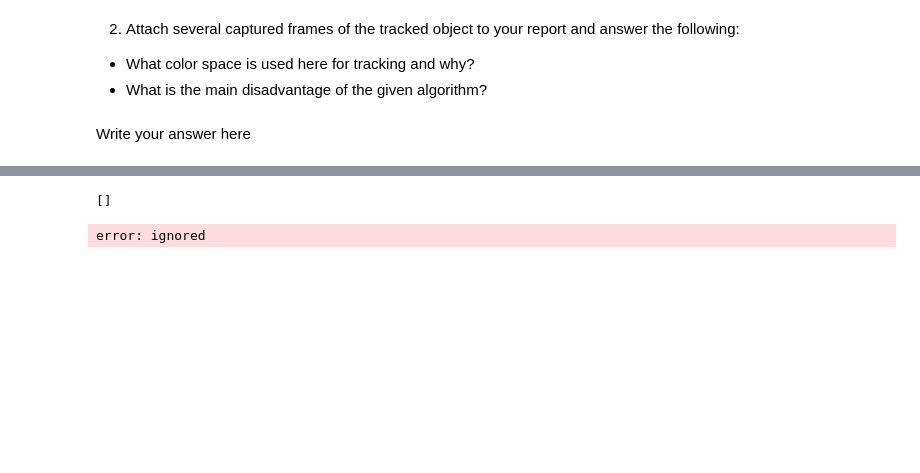
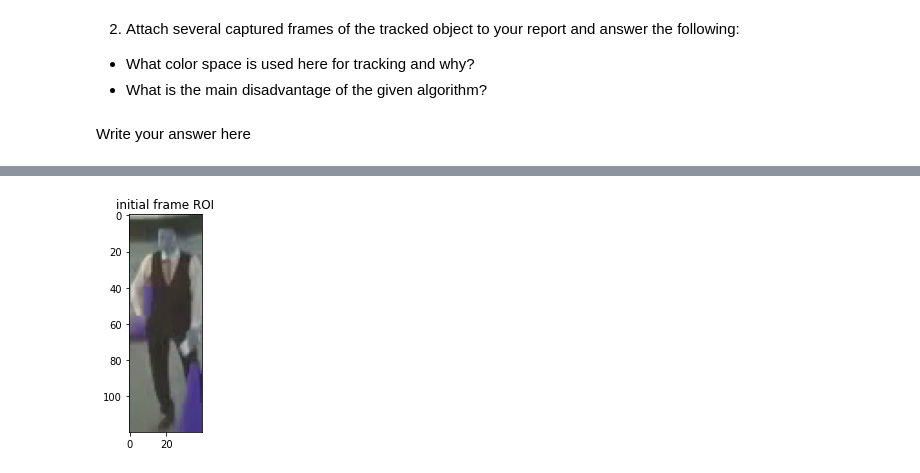
Before and after one commit to nadavschwalb/image_processing, a Jupyter notebook: Lab3_Student.ipynb, the cells around one changed output, grey strips where cells are left out. Saved outputs shown, nothing was run; the diff lists cells and outputs as text; code cells hidden in the pictures; blank space fills up the shorter version.

```diff
--- a/Lab3_Student.ipynb
+++ b/Lab3_Student.ipynb
@@ -343,7 +348,7 @@ import numpy as np
 import cv2
 from google.colab.patches import cv2_imshow
 
-cap = cv2.VideoCapture('MOT16-04-raw.mp4')
+cap = cv2.VideoCapture('MOT16-04-trimmed.mp4')
 # Default resolutions of the frame are obtained.The default resolutions are system dependent.
 # We convert the resolutions from float to integer.
 frame_width = int(cap.get(3))
@@ -358,12 +363,14 @@ ret,frame = cap.read()
 
 # setup initial location of window
 #### INSERT THE ROI VALUES HERE ###
-x,h,y,w = 0, 0, 0, 0
+x,h,y,w = 680, 120, 280, 40
 track_window = (x,y,w,h)
 
 # set up the ROI for tracking
 roi = frame[y:y+h, x:x+w]
-print(roi)
+plt.title("initial frame ROI")
+plt.imshow(roi)
+plt.show()
 # convert ROI to HSV
 hsv_roi =  cv2.cvtColor(roi, cv2.COLOR_BGR2HSV)
 
@@ -380,32 +387,31 @@ while(1):
 
     if ret == True:
         # convert frame to HSV
         hsv = cv2.cvtColor(frame, cv2.COLOR_BGR2HSV)
 
         # get probabilty map
         dst = cv2.calcBackProject([hsv],[0],roi_hist,[0,180],1)
 
         # apply meanshift to get the new location
         ret, track_window = cv2.CamShift(dst, track_window, term_crit)
 
         # draw window on frame
         pts = cv2.boxPoints(ret)
         pts = np.int0(pts)
         img2 = cv2.polylines(frame,[pts],True, 255,2)
         k = cv2.waitKey(60) & 0xff
 
         if k == 27:
             break
         else:
             # Write the frame into the file 'output.avi'
             out.write(img2)
 
     else:
         break
 
 cv2.destroyAllWindows()
 cap.release()
 out.release()
 # %% [output]
-[]
-error: ignored
+[figure, added]
```
Also changed, not shown: parts of 2 cells of this notebook.
